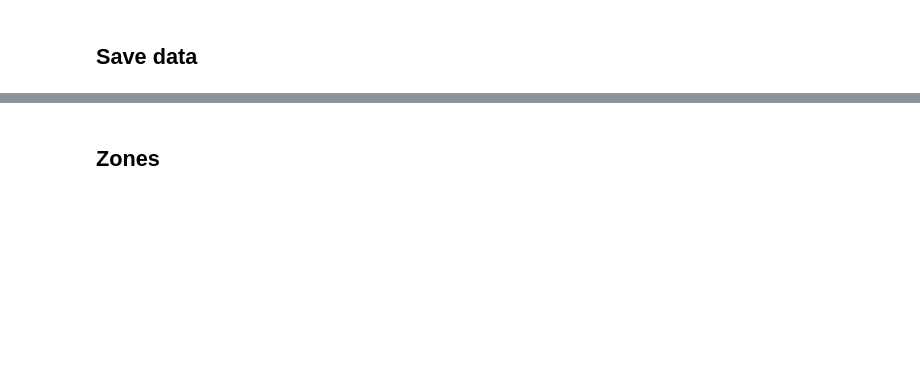
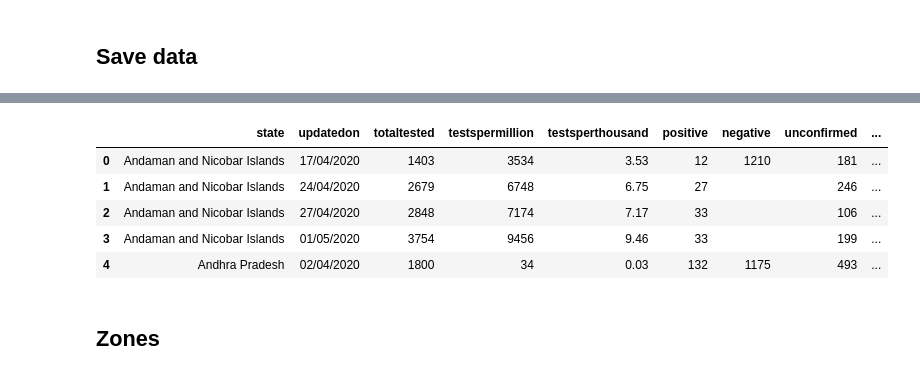
Before and after one commit to imdevskp/covid-19-india-data, a Jupyter notebook: api.ipynb, the cells around one changed output, grey strips where cells are left out. Cells and saved outputs as stored; diff of their text form; code cells hidden in the pictures; blank space fills up the shorter version.

```diff
--- a/api.ipynb
+++ b/api.ipynb
@@ -256,0 +387,17 @@ th.head(3)
+# %%
+cols = ['state', 'updatedon', 'totaltested', 'testspermillion', 'testsperthousand',
+        'positive', 'negative', 'unconfirmed', 'testpositivityrate',
+        'totalpeopleinquarantine', 'totalpeoplereleasedfromquarantine', 'populationsourcecovid19india',
+        'numicubeds', 'numisolationbeds', 'numventilators', 'numcallsstatehelpline',
+        '_d415a', '_ddv49', 'source', 'source2']
+
+th = th[cols]
+
+th.head()
+# %% [output]
+|  | state | updatedon | totaltested | testspermillion | testsperthousand | positive | negative | unconfirmed | ... |
+| 0 | Andaman and Nicobar Islands | 17/04/2020 | 1403 | 3534 | 3.53 | 12 | 1210 | 181 | ... |
+| 1 | Andaman and Nicobar Islands | 24/04/2020 | 2679 | 6748 | 6.75 | 27 |  | 246 | ... |
+| 2 | Andaman and Nicobar Islands | 27/04/2020 | 2848 | 7174 | 7.17 | 33 |  | 106 | ... |
+| 3 | Andaman and Nicobar Islands | 01/05/2020 | 3754 | 9456 | 9.46 | 33 |  | 199 | ... |
+| 4 | Andhra Pradesh | 02/04/2020 | 1800 | 34 | 0.03 | 132 | 1175 | 493 | ... |
```
Also changed, not shown: parts of 30 cells of this notebook, 3 other files.
